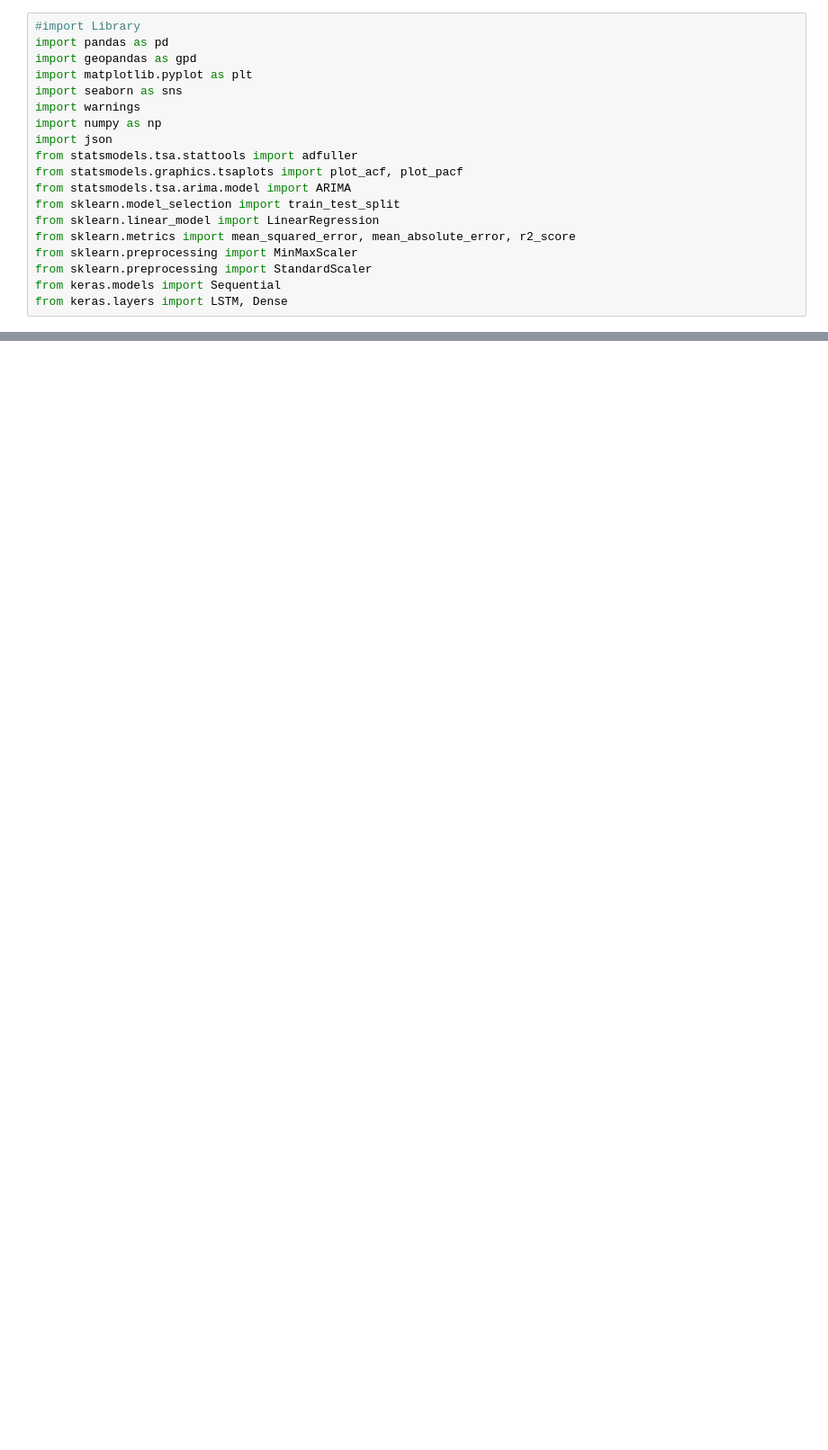
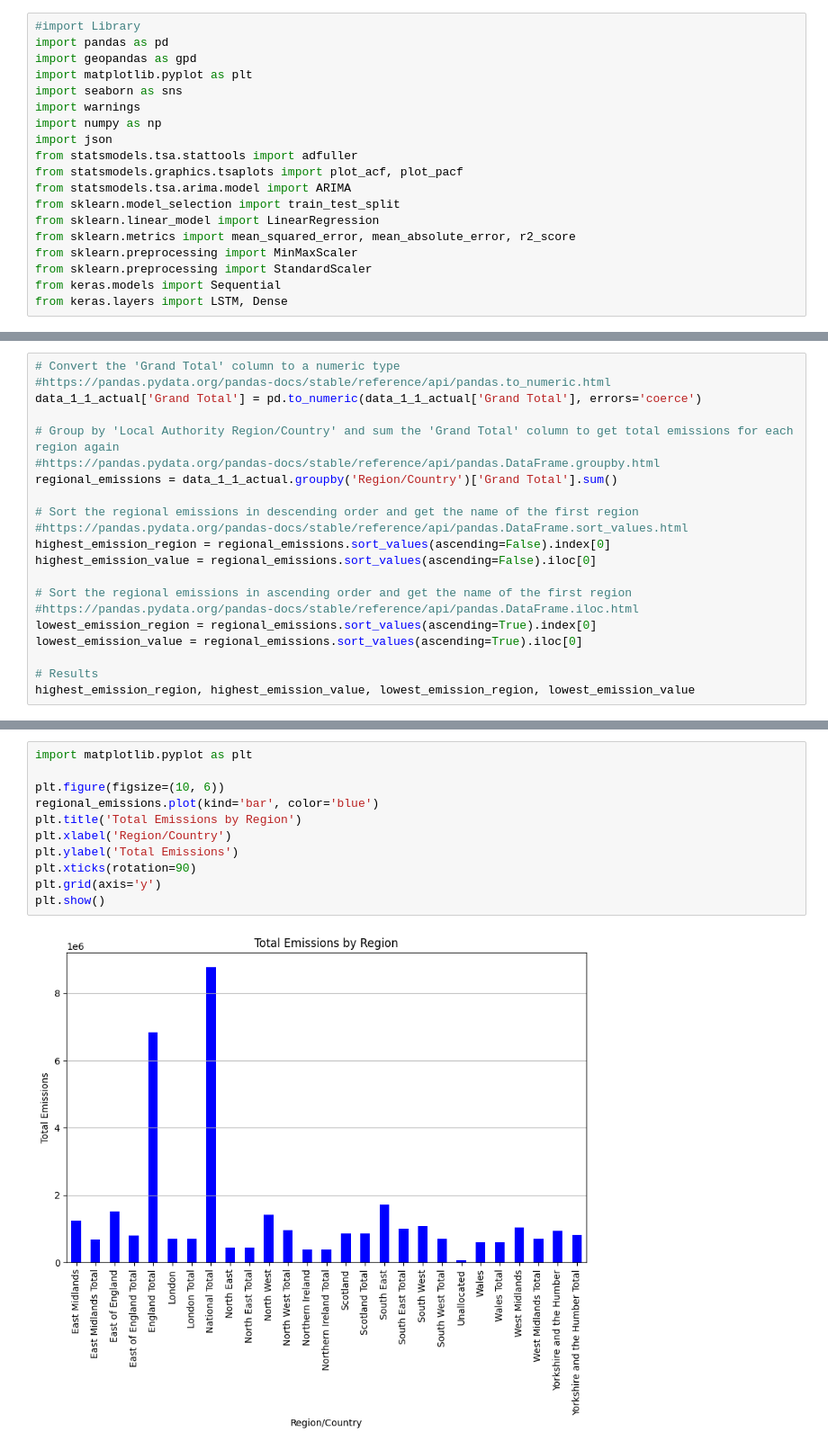
Before and after one commit to Olufemol/OlajideFemi.github.io, a Jupyter notebook: Dissertation_Code_1.ipynb, the cells around one changed output, grey strips where cells are left out. Shown: that part at 90% size. Cells and saved outputs as stored; diff of their text form; blank space fills up the shorter version.

```diff
--- a/Dissertation_Code_1.ipynb
+++ b/Dissertation_Code_1.ipynb
@@ -73,0 +207,21 @@ From exploration of the '1_1' sheet
+# %%
+# Convert the 'Grand Total' column to a numeric type
+#https://pandas.pydata.org/pandas-docs/stable/reference/api/pandas.to_numeric.html
+data_1_1_actual['Grand Total'] = pd.to_numeric(data_1_1_actual['Grand Total'], errors='coerce')
+
+# Group by 'Local Authority Region/Country' and sum the 'Grand Total' column to get total emissions for each region again
+#https://pandas.pydata.org/pandas-docs/stable/reference/api/pandas.DataFrame.groupby.html
+regional_emissions = data_1_1_actual.groupby('Region/Country')['Grand Total'].sum()
+
+# Sort the regional emissions in descending order and get the name of the first region
+#https://pandas.pydata.org/pandas-docs/stable/reference/api/pandas.DataFrame.sort_values.html
+highest_emission_region = regional_emissions.sort_values(ascending=False).index[0]
+highest_emission_value = regional_emissions.sort_values(ascending=False).iloc[0]
+
+# Sort the regional emissions in ascending order and get the name of the first region
+#https://pandas.pydata.org/pandas-docs/stable/reference/api/pandas.DataFrame.iloc.html
+lowest_emission_region = regional_emissions.sort_values(ascending=True).index[0]
+lowest_emission_value = regional_emissions.sort_values(ascending=True).iloc[0]
+
+# Results
+highest_emission_region, highest_emission_value, lowest_emission_region, lowest_emission_value
@@ -73,0 +250,13 @@ From exploration of the '1_1' sheet
+# %%
+import matplotlib.pyplot as plt
+
+plt.figure(figsize=(10, 6))
+regional_emissions.plot(kind='bar', color='blue')
+plt.title('Total Emissions by Region')
+plt.xlabel('Region/Country')
+plt.ylabel('Total Emissions')
+plt.xticks(rotation=90)
+plt.grid(axis='y')
+plt.show()
+# %% [output]
+[figure, added]
```
Also changed, not shown: parts of 20 cells of this notebook.
